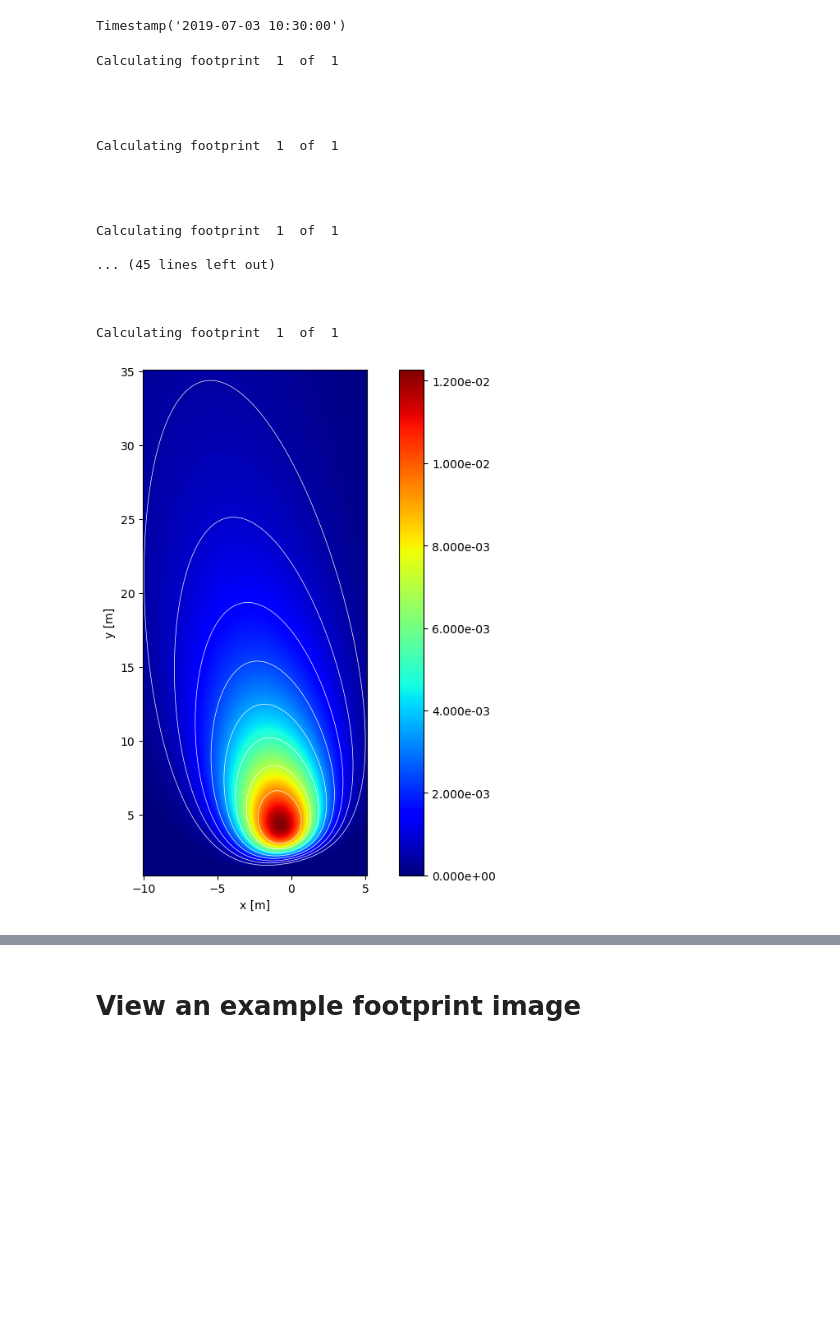
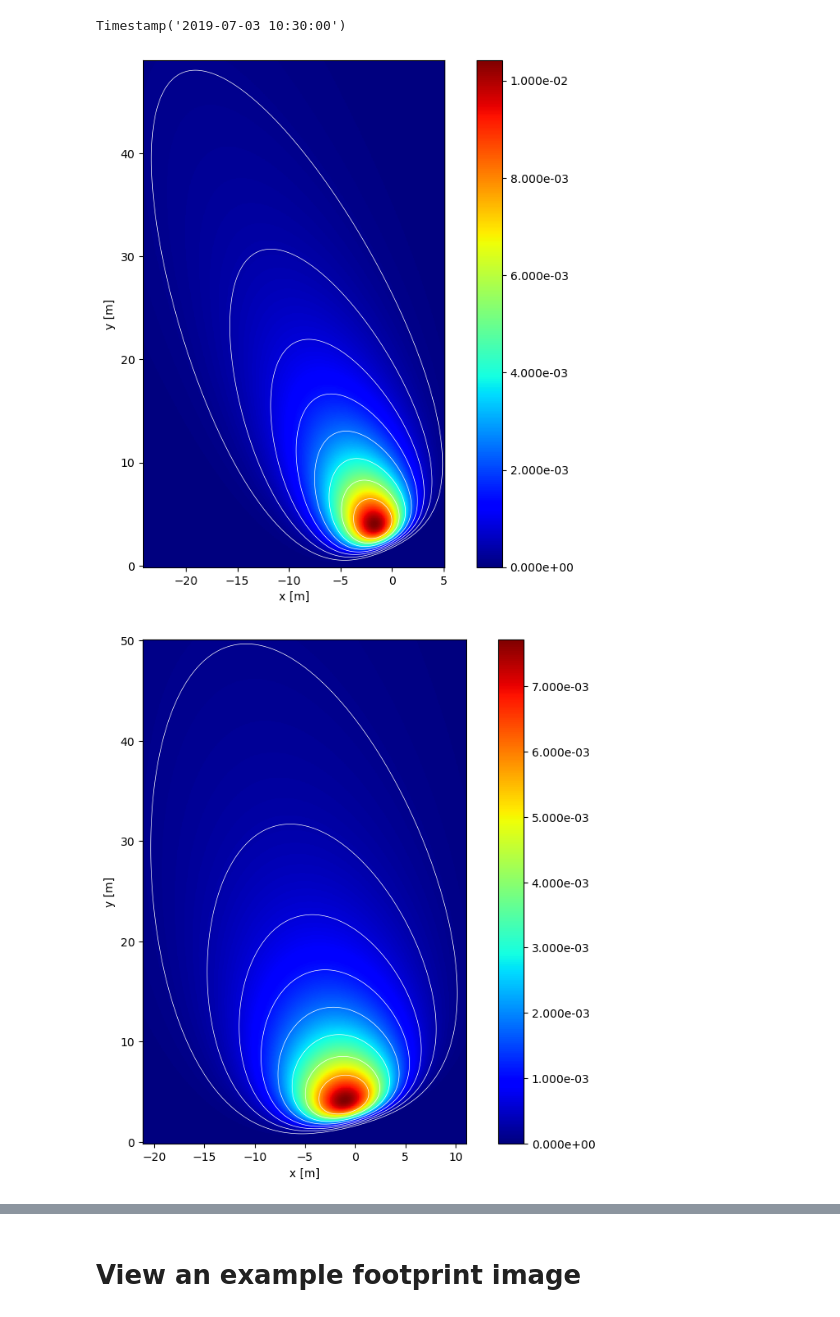
Before and after one commit to Open-ET/flux-data-footprint, a Jupyter notebook: example notebooks/celery_site/celery.ipynb, the cells around one changed output, grey strips where cells are left out. Drawn from its saved outputs; the diff is of its cells as text; code cells hidden in the pictures; blank space fills up the shorter version.

```diff
--- a/example notebooks/celery_site/celery.ipynb
+++ b/example notebooks/celery_site/celery.ipynb
@@ -93,0 +86,35 @@ Calculating footprint  1  of  1
+# %%
+import ffp2
+import sys
+# local relative path
+sys.path.append("../../scripts/")
+
+import ffp
+import pandas as pd
+df = pd.read_csv('FP_Celery.csv')
+m = dict(yyyy='year', mm='month', day='day', HH_UTC='hour', MM='minute')
+v = df.iloc[:, :5].rename(columns=m)
+v['second'] = 0
+df.index = pd.to_datetime(v)
+df.index.name = 'date'
+df.drop(m.keys(), axis= 1, inplace=True)
+df.head()
+
+index = pd.to_datetime("2019-07-03 10:30:00")
+tmp = df.loc[index,:].astype(float)
+dx = 100
+
+ffpobj = ffp2.ffp_climatology(
+        zm=tmp.zm - tmp.d,
+        z0=tmp.z0,
+        umean=tmp.u_mean,
+        h=2000,
+        ol=tmp.L,
+        sigmav=tmp.sigma_v,
+        ustar=tmp.u_star,
+        wind_dir=tmp.wind_dir,
+        fig=True,
+        dx=100,
+        dy=100,
+        crop=True,
+    )
@@ -102,45 +140,29 @@ Timestamp('2019-07-03 10:30:00')
 # %%
 # domain parameters
 origin_d = 75.
 dx = 3.
 # only doing 2 days half hourly
 for i, index in enumerate(df.loc['7/4/2019 08:00':'7/4/2019 14:00'].index):
     tmp = df.loc[index,:].astype(float)
-    r = ffp.FFPCalc(
+    r = ffp2.ffp_climatology(
         zm=tmp.zm - tmp.d,
         z0=tmp.z0,
         umean=tmp.u_mean,
         h=2000,
         ol=tmp.L,
         sigmav=tmp.sigma_v,
         ustar=tmp.u_star,
         wind_dir=tmp.wind_dir,
         fig=True,
         domain=[-origin_d,origin_d,-origin_d,origin_d],
         dx=dx,
         dy=dx,
         crop=True,
         verbosity=1
     )
     fig = r.output.get('fig')
     if fig:
         fig.savefig(f'{tmp.name:%Y%m%d_%H%M}.png')
 # %% [output]
-Calculating footprint  1  of  1
-
-
-
-
-Calculating footprint  1  of  1
-
-
-
-
-Calculating footprint  1  of  1
-
-... (45 lines left out)
-
-
-
-Calculating footprint  1  of  1
-[figure, old version]
+[figure, new version]
+[figure, added]
```
Also changed, not shown: parts of 4 cells of this notebook, 6 other files.
